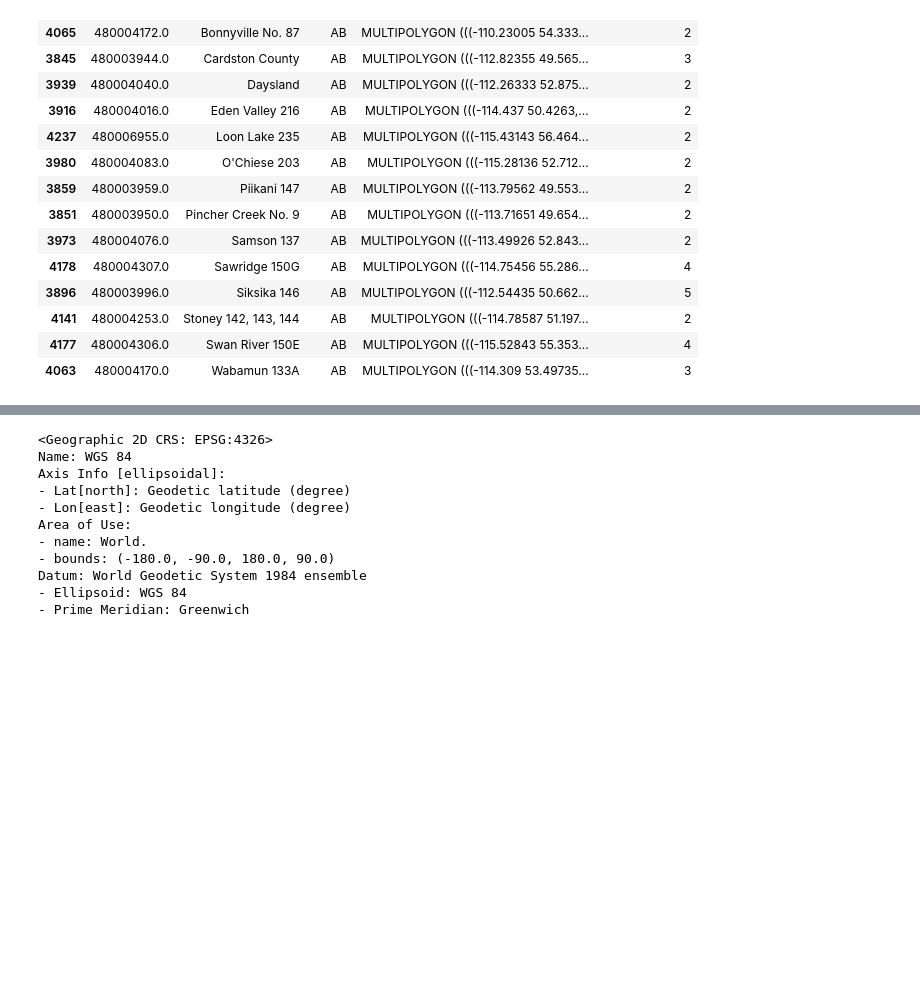
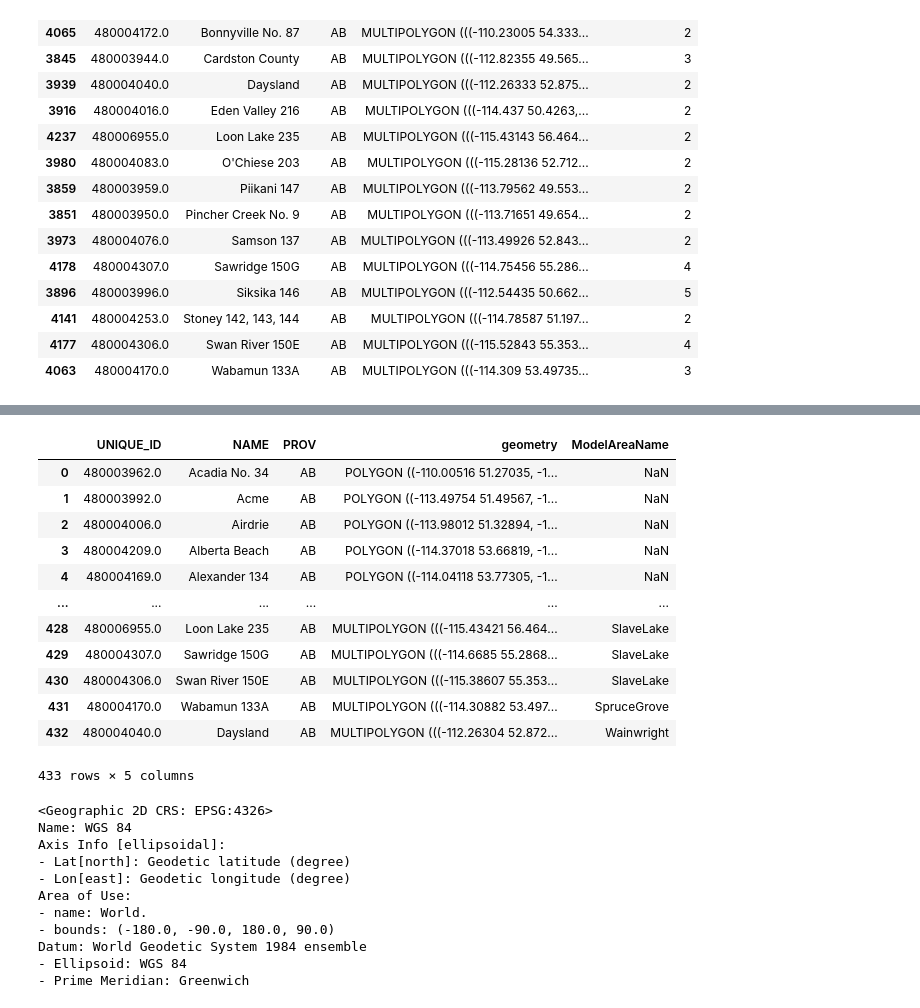
Before and after one commit to Laxmi884/PSTR, a Jupyter notebook: Functions.ipynb, the cells around one changed output, grey strips where cells are left out. Drawn from its saved outputs; the diff is of its cells as text; code cells hidden in the pictures; blank space fills up the shorter version.

```diff
--- a/Functions.ipynb
+++ b/Functions.ipynb
@@ -144,3 +120,27 @@ multi_polys = multi_polys.sjoin(
+# %%
+merged = multi_polys.dissolve(by='TempName',as_index = False)
+# %%
+merged = merged[['UNIQUE_ID','NAME','PROV','ModelAreaName','geometry']]
+# %%
+model_area_lut = pd.concat([model_area_lut[model_area_lut['Obj_Npolygons']==1],merged],ignore_index=True)
+# %%
+model_area_lut= model_area_lut.drop(columns=['Obj_Npolygons'])
+# %%
+model_area_lut
+# %% [output]
+|  | UNIQUE_ID | NAME | PROV | geometry | ModelAreaName |
+| 0 | 480003962.0 | Acadia No. 34 | AB | POLYGON ((-110.00516 51.27035, -1... | NaN |
+| 1 | 480003992.0 | Acme | AB | POLYGON ((-113.49754 51.49567, -1... | NaN |
+| 2 | 480004006.0 | Airdrie | AB | POLYGON ((-113.98012 51.32894, -1... | NaN |
+| 3 | 480004209.0 | Alberta Beach | AB | POLYGON ((-114.37018 53.66819, -1... | NaN |
+| 4 | 480004169.0 | Alexander 134 | AB | POLYGON ((-114.04118 53.77305, -1... | NaN |
+| ... | ... | ... | ... | ... | ... |
+| 428 | 480006955.0 | Loon Lake 235 | AB | MULTIPOLYGON (((-115.43421 56.464... | SlaveLake |
+| 429 | 480004307.0 | Sawridge 150G | AB | MULTIPOLYGON (((-114.6685 55.2868... | SlaveLake |
+| 430 | 480004306.0 | Swan River 150E | AB | MULTIPOLYGON (((-115.38607 55.353... | SlaveLake |
+| 431 | 480004170.0 | Wabamun 133A | AB | MULTIPOLYGON (((-114.30882 53.497... | SpruceGrove |
+| 432 | 480004040.0 | Daysland | AB | MULTIPOLYGON (((-112.26304 52.872... | Wainwright |
+433 rows × 5 columns
 # %%
 model_areas.crs
 # %% [output]
```
Also changed, not shown: parts of 9 cells of this notebook.
